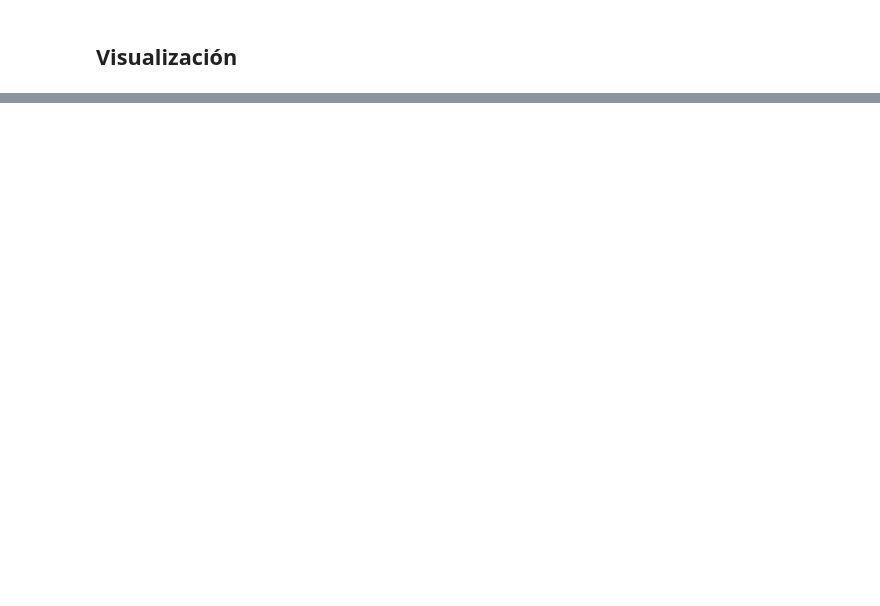
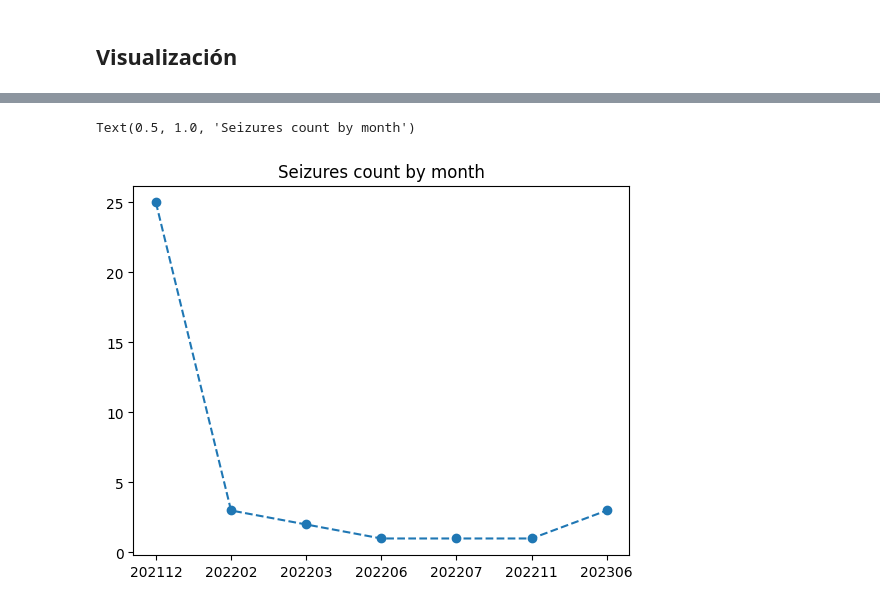
Before and after one commit to acapponi/moon, a Jupyter notebook: data-analisys.ipynb, the cells around one changed output, grey strips where cells are left out. Cells and saved outputs as stored; diff of their text form; code cells hidden in the pictures; blank space fills up the shorter version.

```diff
--- a/data-analisys.ipynb
+++ b/data-analisys.ipynb
@@ -139,0 +132,13 @@ plt.pie(count_moontype['int'], labels=count_moontype['moon_type'])
+# %%
+group_year['full_date'] = group_year['Year'].astype('str')+group_year['Month']
+
+plt.plot_date(
+    group_year['full_date'],
+    group_year['Count'],
+    linestyle='--',
+)
+
+plt.title('Seizures count by month')
+# %% [output]
+Text(0.5, 1.0, 'Seizures count by month')
+[figure, added]
```
Also changed, not shown: parts of 14 cells of this notebook.
